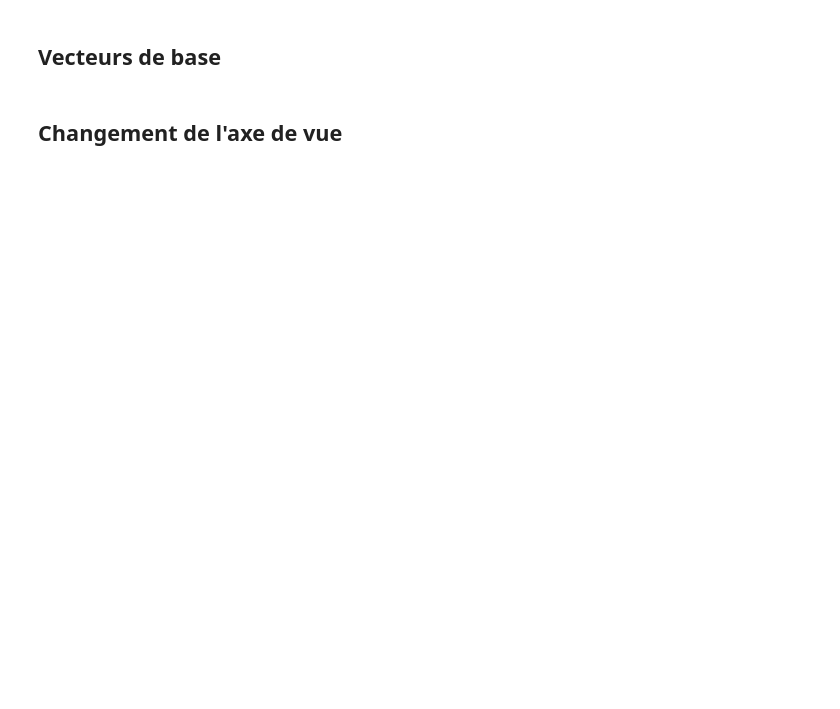
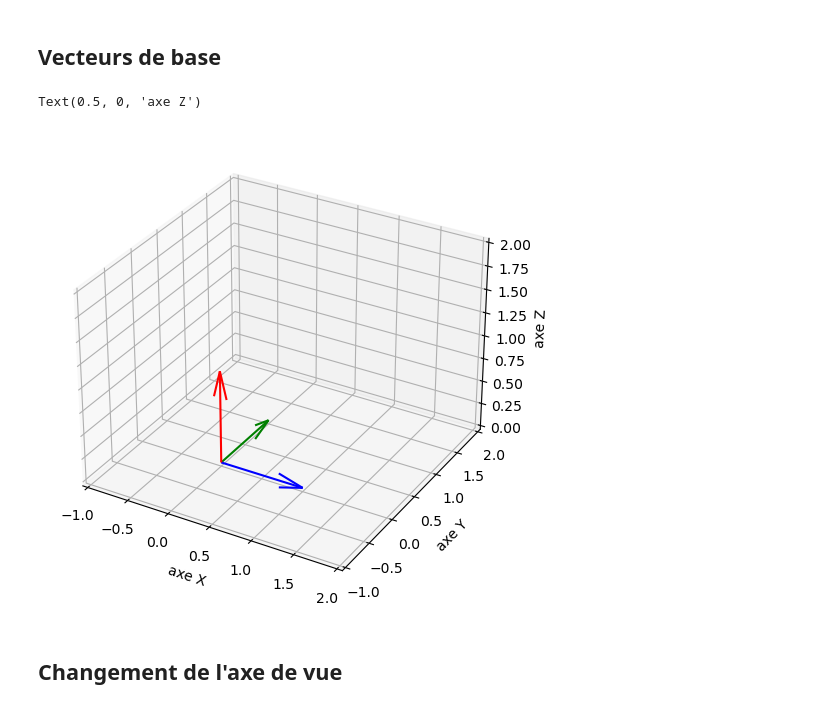
Before and after one commit to Brice-KENGNI-ZANGUIM/Python-pour-les-Mathematiques, a Jupyter notebook: Visualiser un champ de vecteurs.ipynb, the cells around one changed output. Saved outputs shown, nothing was run; the diff lists cells and outputs as text; code cells hidden in the pictures; blank space fills up the shorter version.

```diff
--- a/Visualiser un champ de vecteurs.ipynb
+++ b/Visualiser un champ de vecteurs.ipynb
@@ -296,20 +295,22 @@ NameError: name 'c' is not defined
 # %%
 fig = plt.figure(figsize = (8,6))
 ax = plt.axes(projection = '3d')
 
 ax.quiver(*vecteur_origine, *vecteur_1, color= "b")
 ax.quiver(*vecteur_origine, *vecteur_2, color="g")
 ax.quiver(*vecteur_origine, *vecteur_3, color= "r")
 
 
 ax.set_xlim(-1,2)
 ax.set_ylim(-1,2)
 ax.set_zlim(0,2)
-c
 
 ax.set_xlabel("axe X")
 ax.set_ylabel("axe Y")
 ax.set_zlabel("axe Z")
+# %% [output]
+Text(0.5, 0, 'axe Z')
+[figure, added]
 # %% [markdown]
 <h2>  <strong>  Changement de l'axe de vue
 # %%
```
Also changed, not shown: parts of 5 cells of this notebook.
